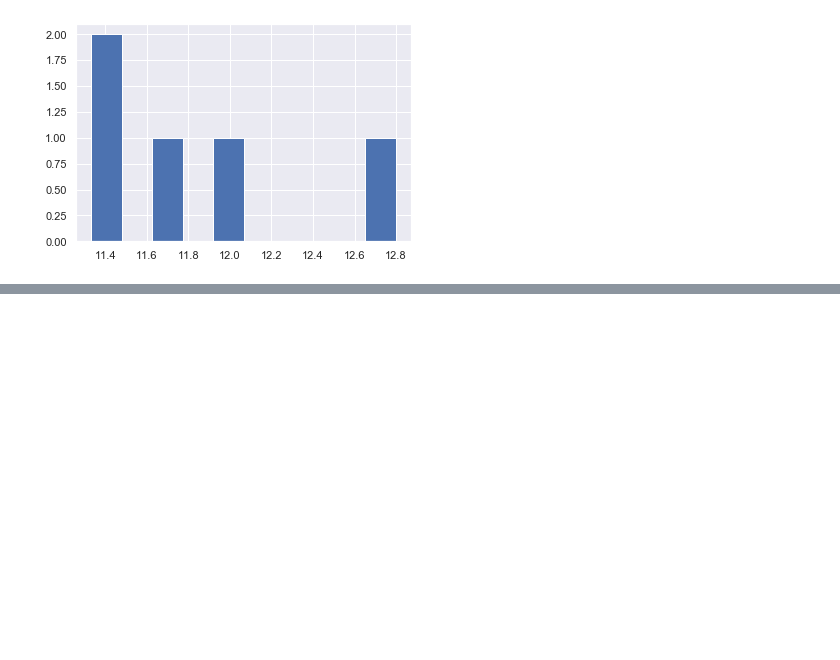
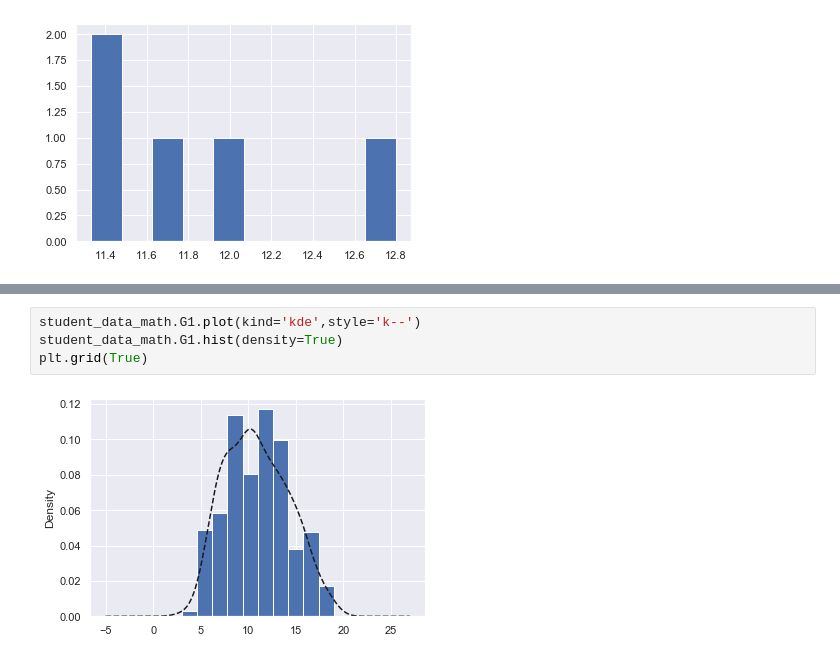
Before and after one commit to takashi4233/sandbox_py, a Jupyter notebook: book1/Chapter3-1_Type_of_StatisticalAnalysis.ipynb, the cells around one changed output, grey strips where cells are left out. Drawn from its saved outputs; the diff is of its cells as text; blank space fills up the shorter version.

```diff
--- a/book1/Chapter3-1_Type_of_StatisticalAnalysis.ipynb
+++ b/book1/Chapter3-1_Type_of_StatisticalAnalysis.ipynb
@@ -364,0 +370,6 @@ plt.hist(student_data_total.groupby('Medu')['G1_por'].mean())
+# %%
+student_data_math.G1.plot(kind='kde',style='k--')
+student_data_math.G1.hist(density=True)
+plt.grid(True)
+# %% [output]
+[figure, added]
```
Also changed, not shown: parts of 3 cells of this notebook, 6 other files.
